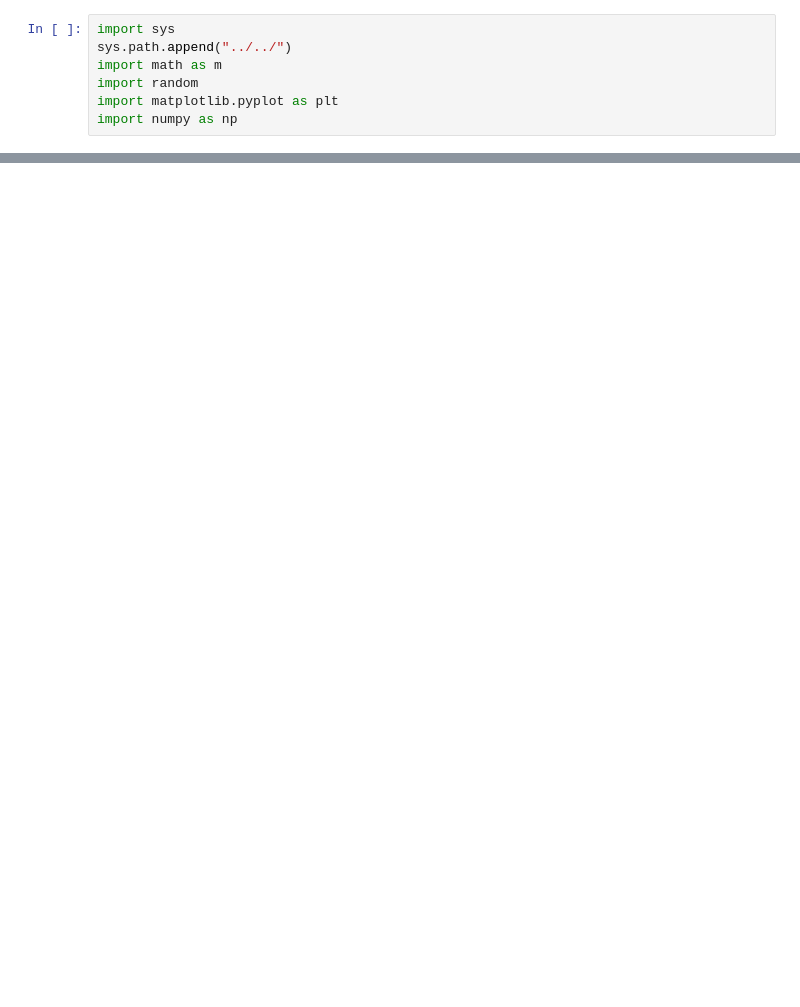
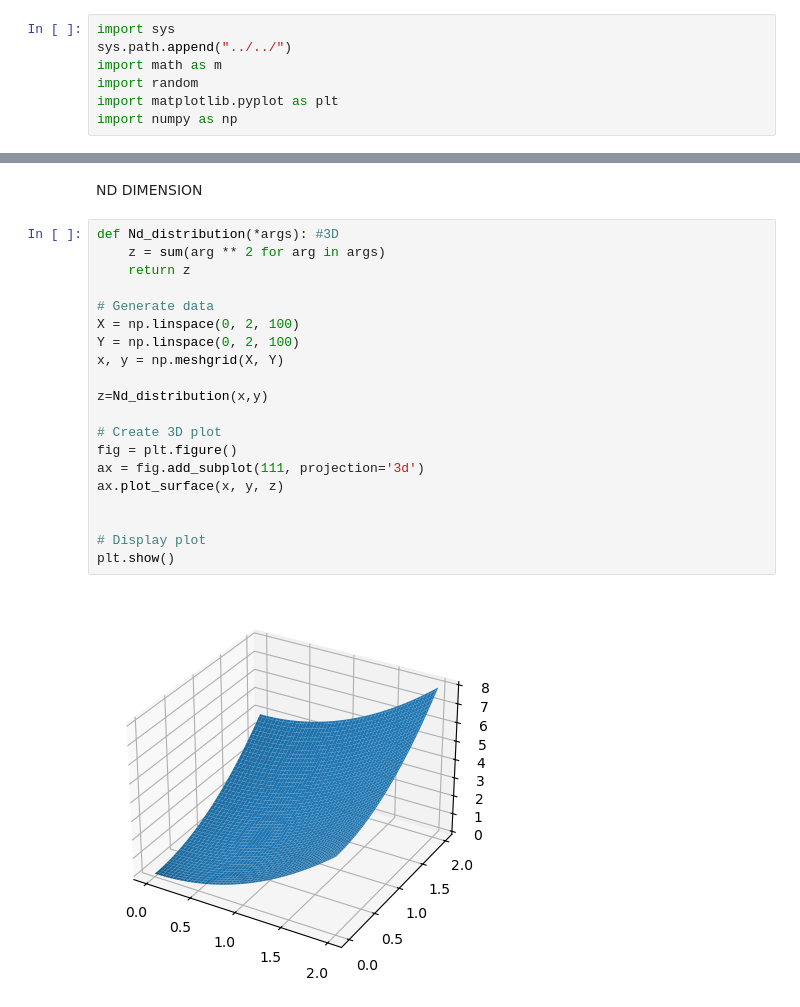
Before and after one commit to GenovaCosmology/AstroCosmoComputational, a Jupyter notebook: Students/AndreaGatti/Lesson7/Exercize1/Rejection_montecarlo.ipynb, the cells around one changed output, grey strips where cells are left out. Cells and saved outputs as stored; diff of their text form; blank space fills up the shorter version.

```diff
--- a/Students/AndreaGatti/Lesson7/Exercize1/Rejection_montecarlo.ipynb
+++ b/Students/AndreaGatti/Lesson7/Exercize1/Rejection_montecarlo.ipynb
@@ -112,0 +121,24 @@ plt.show()
+# %% [markdown]
+ND DIMENSION
+# %%
+def Nd_distribution(*args): #3D
+    z = sum(arg ** 2 for arg in args)
+    return z
+
+# Generate data
+X = np.linspace(0, 2, 100)
+Y = np.linspace(0, 2, 100)
+x, y = np.meshgrid(X, Y)
+
+z=Nd_distribution(x,y)
+
+# Create 3D plot
+fig = plt.figure()
+ax = fig.add_subplot(111, projection='3d')
+ax.plot_surface(x, y, z)
+
+
+# Display plot
+plt.show()
+# %% [output]
+[figure, added]
```
Also changed, not shown: parts of 3 cells of this notebook, 1 other file.
